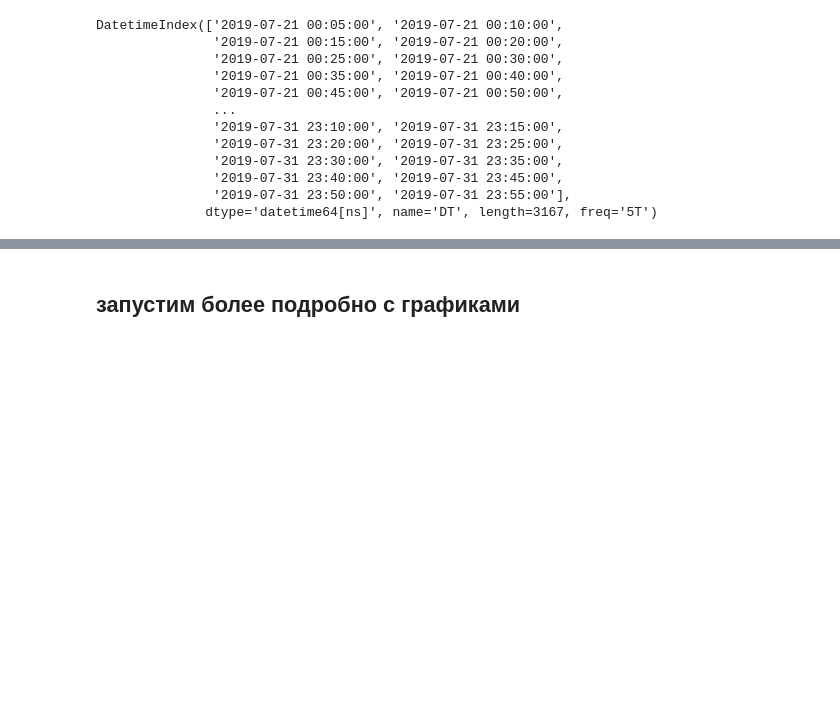
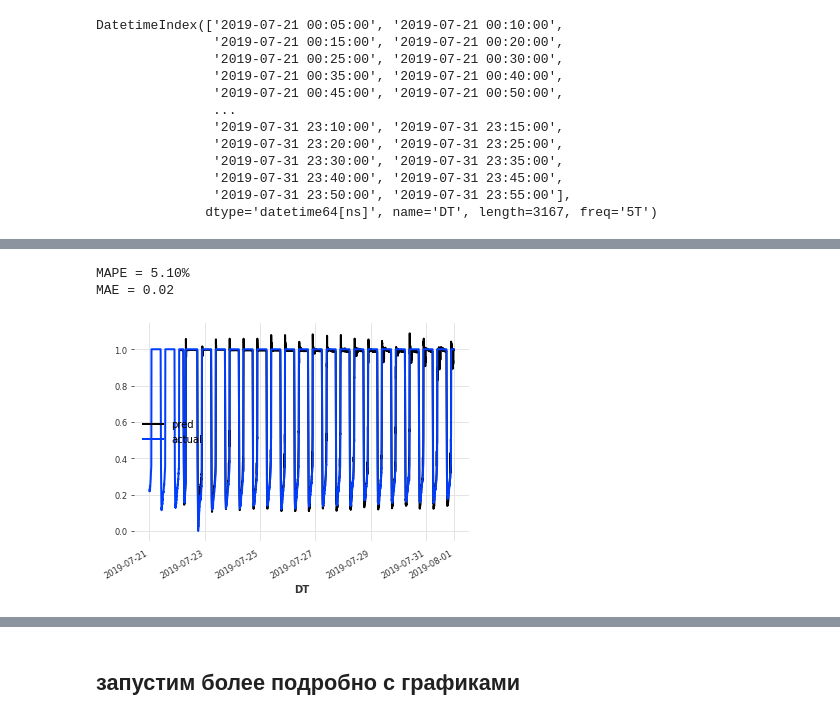
Before and after one commit to ksetdekov/ts_transformers, a Jupyter notebook: tcn.ipynb, the cells around one changed output, grey strips where cells are left out. Saved outputs shown, nothing was run; the diff lists cells and outputs as text; code cells hidden in the pictures; blank space fills up the shorter version.

Commit message:
tcn run on 1 pump, all covariates

```diff
--- a/tcn.ipynb
+++ b/tcn.ipynb
@@ -318,0 +311,18 @@ val_target[-200:].plot(label='actual')
+# %%
+model_1pump = TCNModel(
+    input_chunk_length=144,
+    output_chunk_length=1,
+    n_epochs=100,
+    dropout=0.01,
+    dilation_base=2,
+    weight_norm=True,
+    kernel_size=5,
+    num_filters=3,
+    random_state=0
+)
+# %%
+model_1pump.fit(series=train_target,
+              past_covariates=train_cov,
+              val_series=val_target,
+              val_past_covariates=val_cov,
+              verbose=True)
@@ -318,0 +340,15 @@ val_target[-200:].plot(label='actual')
+# %%
+backtest_1pump = model_1pump.historical_forecasts(series=val_target,
+                                                past_covariates=val_cov, start=0.1,
+                                            retrain=False,
+                                            verbose=True)
+# %%
+backtest_1pump.plot(label='pred')
+val_target.plot(label='actual')
+plt.legend();
+print('MAPE = {:.2f}%'.format(mape( backtest_1pump, val_target)))
+print('MAE = {:.2f}'.format(mae(val_target, backtest_1pump)))
+# %% [output]
+MAPE = 5.10%
+MAE = 0.02
+[figure, added]
```
Also changed, not shown: parts of 14 cells of this notebook.
